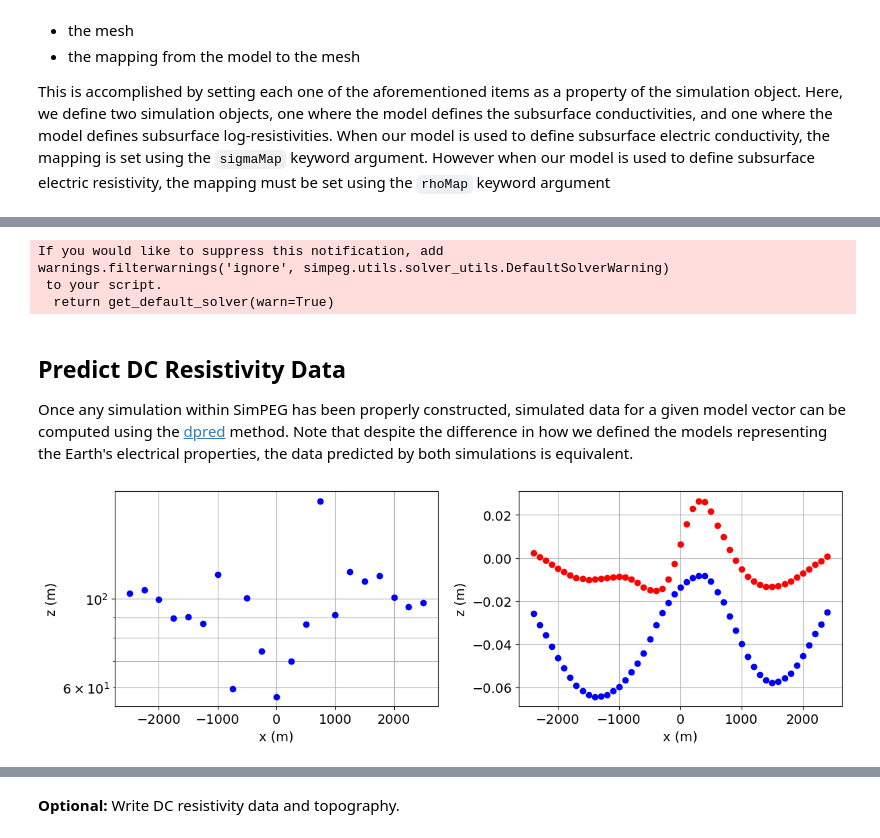
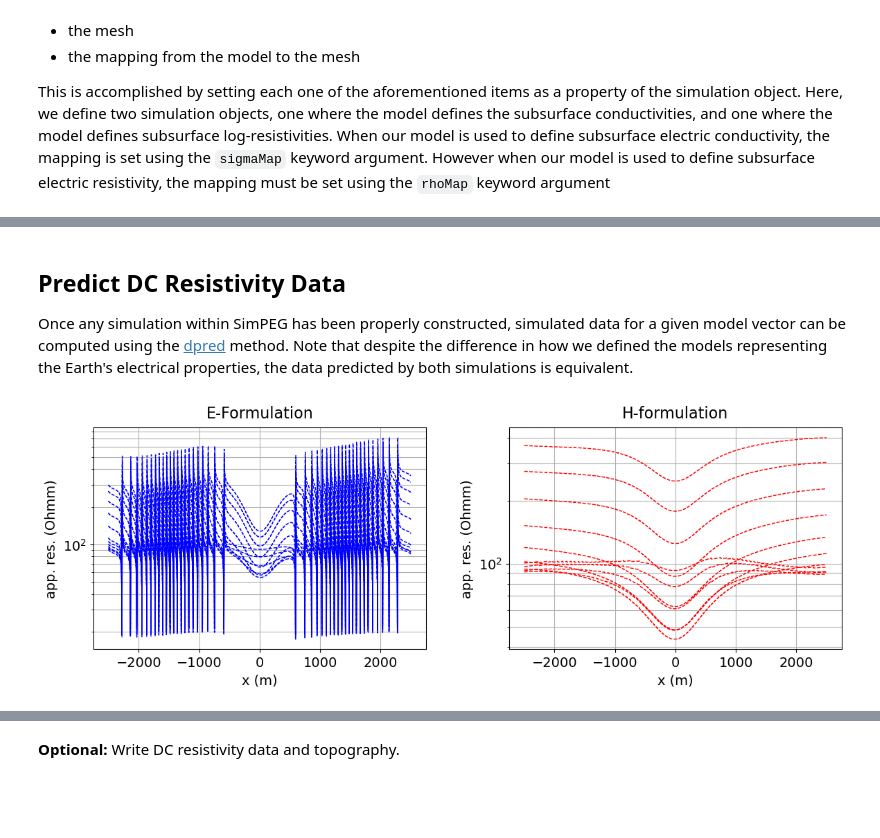
Before and after one commit to simpeg/user-tutorials, a Jupyter notebook: notebooks/09-nsem/fwd_nsem_2d.ipynb, the cells around one changed output, grey strips where cells are left out. Saved outputs shown, nothing was run; the diff lists cells and outputs as text; code cells hidden in the pictures; blank space fills up the shorter version.

Commit message:
updates to 1d, 2d, and addition of 3d forward simulations. Issue with e-form and topography.

```diff
--- a/notebooks/09-nsem/fwd_nsem_2d.ipynb
+++ b/notebooks/09-nsem/fwd_nsem_2d.ipynb
@@ -405,49 +453,45 @@ This is accomplished by setting each one of the aforementioned items as a proper
 # %%
 # DC simulation for a conductivity model
-simulation_ex = nsem.simulation.Simulation2DElectricField(
-    mesh, survey=survey_ex, sigmaMap=conductivity_map
-)
+
 
 # DC simulation for a log-resistivity model
-simulation_ey = nsem.simulation.Simulation2DMagneticField(
-    mesh, survey=survey_ey, sigmaMap=conductivity_map
+simulation_h = nsem.simulation.Simulation2DMagneticField(
+    mesh, survey=survey_h, sigmaMap=conductivity_map, solver=get_default_solver()
 )
-# %% [output]
-If you would like to suppress this notification, add
-warnings.filterwarnings('ignore', simpeg.utils.solver_utils.DefaultSolverWarning)
- to your script.
-  return get_default_solver(warn=True)
 # %% [markdown]
 ## Predict DC Resistivity Data
 
 Once any simulation within SimPEG has been properly constructed, simulated data for a given model vector can be computed using the [dpred](xref:simpeg#simpeg.simulation.BaseSimulation.dpred) method. Note that despite the difference in how we defined the models representing the Earth's electrical properties, the data predicted by both simulations is equivalent.
 # %%
-dpred_ex = simulation_ex.dpred(conductivity_model)
+dpred_e = simulation_e.dpred(conductivity_model)
 # %%
-dpred_ey = simulation_ey.dpred(conductivity_model)
+dpred_h = simulation_h.dpred(conductivity_model)
 # %%
-Zxy = np.reshape(dpred_ex, (len(frequencies_mt), 2, len(locations_x_mt)))
-Tzx = np.reshape(dpred_ey, (len(frequencies_ztem), 2, len(locations_x_ztem)))
+Zxy = np.reshape(dpred_e, (len(frequencies_mt), 2, len(locations_x_mt)))
+# Tzx = np.reshape(dpred_h, (len(frequencies_ztem), 2, len(locations_x_ztem)))
+Zyx = np.reshape(dpred_h, (len(frequencies_mt), 2, len(locations_x_mt)))
 # %%
 fig = plt.figure(figsize=(12, 4))
 ax1 = fig.add_axes([0.1, 0.1, 0.4, 0.8])
 ax2 = fig.add_axes([0.6, 0.1, 0.4, 0.8])
 
-ax1.semilogy(locations_x_mt, Zxy[5, 0, :], 'bo', linewidth=1)
+ax1.semilogy(locations_x_mt, Zxy[:, 0, :].T, 'b--', linewidth=1)
+# ax1.semilogy(locations_x_mt, Zyx[:, 0, :].T, 'r--', linewidth=1)
 ax1.set_xlabel("x (m)", labelpad=5)
-ax1.set_ylabel("z (m)", labelpad=5)
+ax1.set_ylabel("app. res. (Ohmm)", labelpad=5)
 ax1.grid(which='both')
-# ax1.set_title("Topography and receiver locations", fontsize=16, pad=10)
+ax1.set_title("E-Formulation", fontsize=16, pad=10)
 # ax1.legend(['{:.1f} Hz'.format(f) for f in frequencies_mt])
 
-ax2.plot(locations_x_ztem, Tzx[3, 0, :], 'bo', linewidth=1)
-ax2.plot(locations_x_ztem, Tzx[3, 1, :], 'ro', linewidth=1)
+# ax2.plot(locations_x_ztem, Tzx[:, 0, :].T, 'b--', linewidth=1)
+# ax2.plot(locations_x_ztem, Tzx[:, 1, :].T, 'r--', linewidth=1)
+ax2.semilogy(locations_x_mt, Zyx[:, 0, :].T, 'r--', linewidth=1)
 ax2.set_xlabel("x (m)", labelpad=5)
-ax2.set_ylabel("z (m)", labelpad=5)
+ax2.set_ylabel("app. res. (Ohmm)", labelpad=5)
 ax2.grid(which='both')
-# ax2.set_title("Topography and receiver locations", fontsize=16, pad=10)
+ax2.set_title("H-formulation", fontsize=16, pad=10)
 # ax2.legend(['{:.1f} Hz'.format(f) for f in frequencies_mt])
 
 plt.show(fig)
 # %% [output]
-[figure, old version]
+[figure, new version]
```
Also changed, not shown: parts of 24 cells of this notebook, 5 other files.
